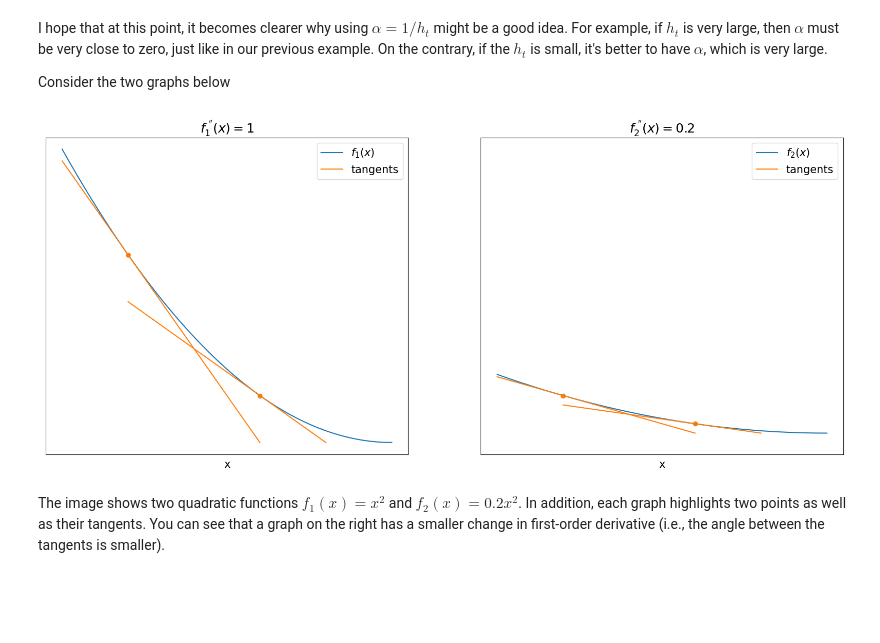
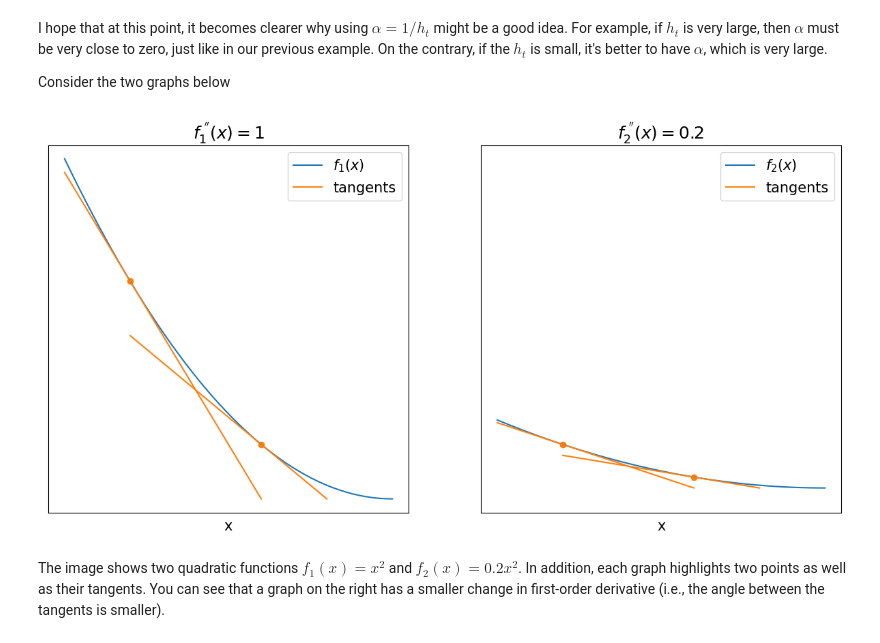
Before and after one commit to itdxer/blog.itdxer.com, a Jupyter notebook: notebooks/2023-06-04 Gradient boosting as a blind gradient descent.ipynb, the cells around one changed output. Drawn from its saved outputs; the diff is of its cells as text; code cells hidden in the pictures; blank space fills up the shorter version.

```diff
--- a/notebooks/2023-06-04 Gradient boosting as a blind gradient descent.ipynb
+++ b/notebooks/2023-06-04 Gradient boosting as a blind gradient descent.ipynb
@@ -353,7 +356,7 @@ I hope that at this point, it becomes clearer why using \\(\alpha=1/h_t\\) might
 
 Consider the two graphs below
 # %%
-plt.figure(figsize=(20, 8))
+plt.figure(figsize=(15, 7))
 xs = np.linspace(-5, 0)
 
 plt.subplot(121)
@@ -363,34 +366,34 @@ plt.title(r"$f_1^{\,\,''}(x)=1$")
 plt.ylim(-2, 25)
 plt.xticks([], [])
 plt.yticks([], [])
 plt.xlabel("x")
 # plt.ylabel("$f_1(x)$")
 
 plt.scatter([-4, -2], [q(-4), q(-2)], color=colors[1])
 plt.plot([-5, -2], [q(-4) + 8, q(-4) - 2*8], color=colors[1], label="tangents")
 plt.plot([-4, -1], [q(-2) + 2*4, q(-2) - 4], color=colors[1])
 plt.legend()
 
 plt.subplot(122)
 
 coef = 0.2
 plt.plot(xs, coef * q(xs), label="$f_2(x)$")
 
 plt.scatter([-4, -2], [coef*q(-4), coef*q(-2)], color=colors[1])
 plt.plot([-5, -2], [coef*q(-4) + 4 * 2 * coef, coef*q(-4) - 2*4 * 2 * coef], color=colors[1], label="tangents")
 plt.plot([-4, -1], [coef*q(-2) + 2*2*2*coef,coef*q(-2) - 2 * 2 * coef], color=colors[1])
 
 plt.title(rf"$f_2^{{\,\,''}}(x)={coef}$")
 plt.ylim(-2, 25)
 plt.xticks([], [])
 plt.yticks([], [])
 plt.xlabel("x")
 plt.legend()
 # plt.ylabel("$f_2(x)$")
 
 plt.show()
 # %% [output]
-[figure, old version]
+[figure, new version]
 # %% [markdown]
 The image shows two quadratic functions \\(f_1(x)=x^2\\) and \\(f_2(x)=0.2x^2\\). In addition, each graph highlights two points as well as their tangents. You can see that a graph on the right has a smaller change in first-order derivative (i.e., the angle between the tangents is smaller).
 # %% [markdown]
```
Also changed, not shown: parts of 12 cells of this notebook, 11 other files.
